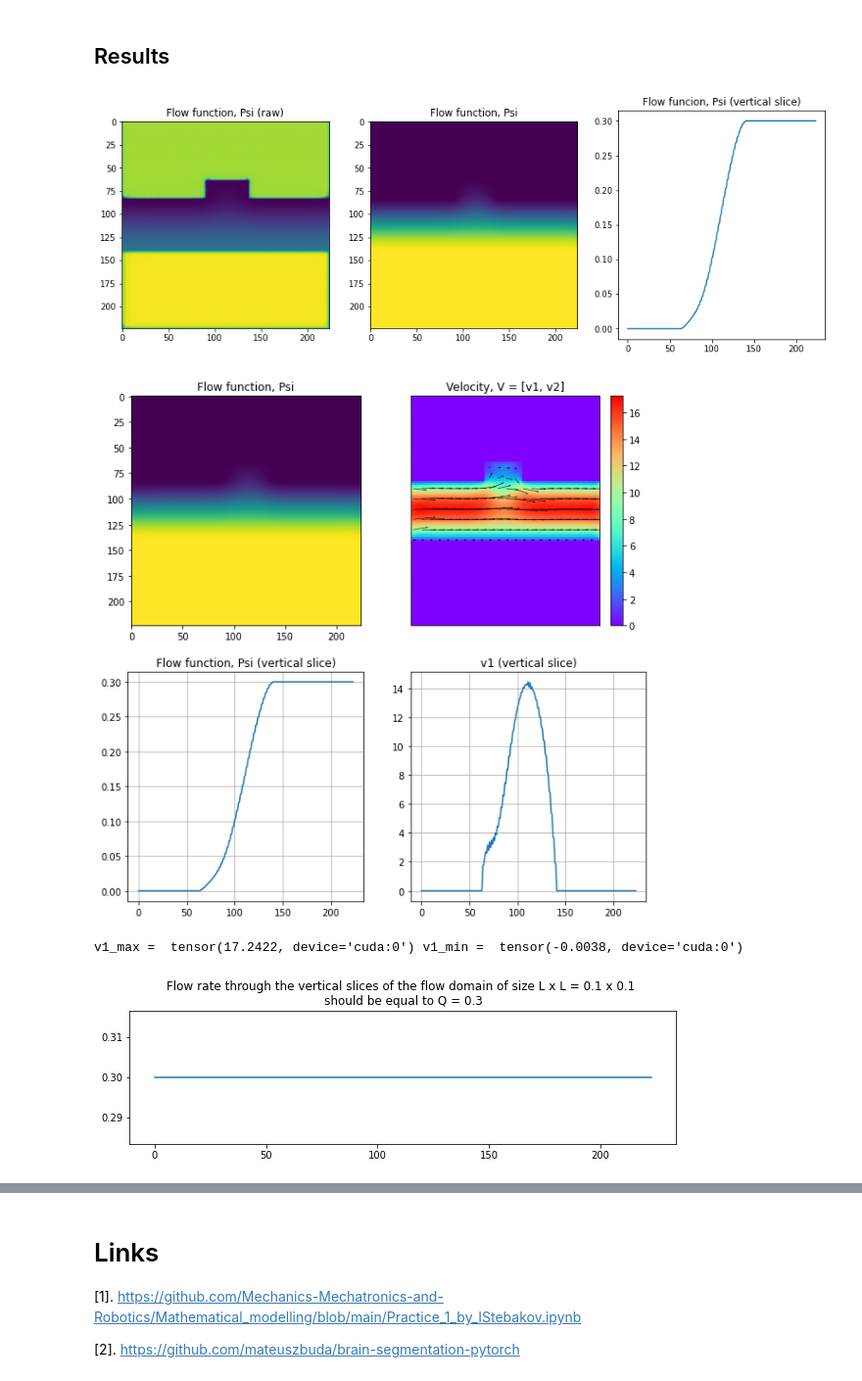
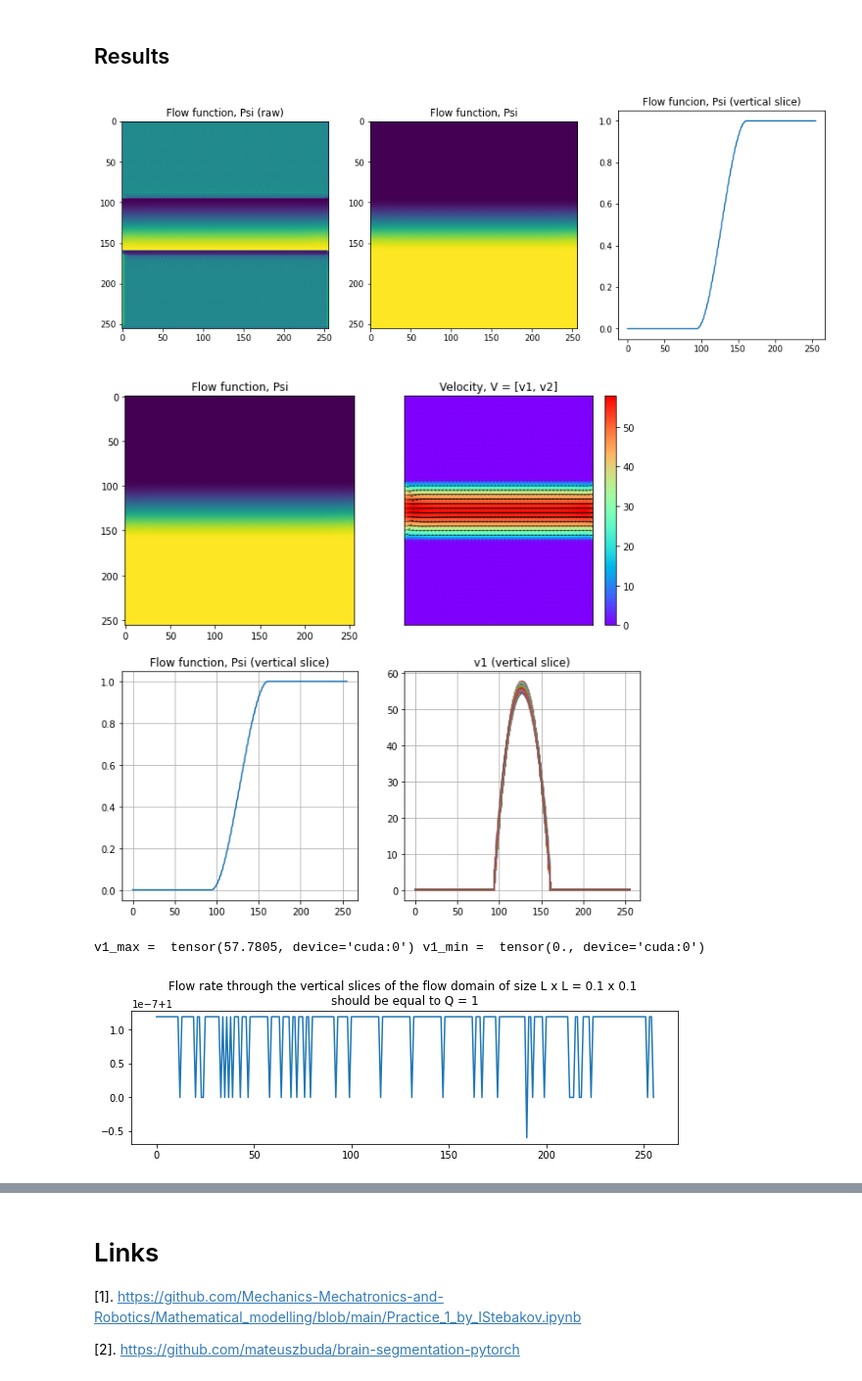
Before and after one commit to Mechanics-Mechatronics-and-Robotics/Physics-based-loss-and-machine-learning-approach-in-application-to-viscous-fluids-flow-modeling, a Jupyter notebook: Main.ipynb, the cells around one changed output, grey strips where cells are left out. Shown at 98% size. Drawn from its saved outputs; the diff is of its cells as text; code cells hidden in the pictures.

```diff
--- a/Main.ipynb
+++ b/Main.ipynb
@@ -46,10 +51,11 @@ from PIL import Image
 ## Constants
 # %%
 #Training
-SIZE = 224 # image size
-EPOCHS = 15000
+SIZE = 256 # image size
+EPOCHS = 20000
 NoOfFeatures = 32 #32
 WORK_DIR = '/root/Physics_based_loss'
+#SCALE_FACTOR = 1 # muliplier for the loss function
 DEVICE = torch.device("cuda" if torch.cuda.is_available() else "cpu")
 MODEL_NAME = "unet"
 EARLY_STOP_PATIENCE = EPOCHS*2/3
@@ -83,10 +89,15 @@ The fluid is Newtonian.
 The domain of size *'L x L'*  with flow channel is represented as an image of size *'SIZE x SIZE'*. $S_1$ is the upper wall with the green label [0 255 0]. $S_2$ and $S_4$ are outlet and inlet surfaces, respectivelly. $S_3$ is the lower wall with the blue label [0 0 255]. No-slip condition is applied on the walls. The flow rate is given and equal to $Q$.
 # %%
 #Image number from the imgList
-imgNo = 2
+imgNo = 3
+
+#read proporion from the title
+regex = re.compile(r'\d+')
+proportion = regex.findall(imgList[imgNo])
+
 # L x L flow domain
 L = 0.1
-h = (126-92)*L/126 # h is thickness of the gap between 2 parallel plates when 'Parallel plates.png' is under study
+h = L/4 # h is thickness of the gap between 2 parallel plates when 'Parallel plates.png' is under study
 
 # Normalized coordinates, finite diferences, limits and elementary surface area
 X1N = torch.linspace(0, 1, SIZE)
@@ -98,10 +109,12 @@ LIM2 = [0, L]
 ds = DX1N * DX2N * LIM1[1] * LIM2[1] # elementary surface area
 
 # Flow rate through the inlet (outlet) boundary, m^3/s
-Q = 0.3
+Q = 1
 
 # Koefficient of dynamic viscosity (viscosity), Pa*s
 MU = 1e-3
+# Density, kg/m**3
+RHO = 998
 # %% [markdown]
 ## Additional functions
 # %% [markdown]
@@ -751,7 +776,7 @@ class UNet(nn.Module):
             features * 2, features, kernel_size=2, stride=2
         )
         self.decoder1 = UNet._block(features * 2, features, name="dec1", use_bn=use_bn)
-
+        self.decoder0 = UNet._block(features, features, name="dec1", use_bn=use_bn)
         self.conv = nn.Conv2d(
             in_channels=features, out_channels=out_channels, kernel_size=1
         )
@@ -776,7 +801,8 @@ class UNet(nn.Module):
         dec1 = self.upconv1(dec2)
         dec1 = torch.cat((dec1, enc1), dim=1)
         dec1 = self.decoder1(dec1)
-        return torch.sigmoid(self.conv(dec1))
+        dec0 = self.decoder0(dec1)
+        return torch.sigmoid(self.conv(dec0))*Q
 
     @staticmethod
     def _block(in_channels, features, name, use_bn):
@@ -819,7 +845,7 @@ def power_loss(psi):
 
     int1EtaEta = torch.trapezoid(EtaEta)
     int2EtaEta = torch.trapezoid(int1EtaEta)
-    out = 0.5*MU*ds*int2EtaEta #doublelIntegral(0.5*mu*EtaEta,lim1,lim2) #loss
+    out = 0.5*MU*s*int2EtaEta #doublelIntegral(0.5*mu*EtaEta,lim1,lim2) #loss
 
     return out #0.5 * MU * s * EtaEta.mean()
 # %% [markdown]
@@ -835,7 +861,7 @@ s = DX1N * DX2N * LIM1[1] * LIM2[1]
 x = x.to(DEVICE)
 flowDomainMask = flowDomainMask.to(DEVICE)
 lowerWallMask = lowerWallMask.to(DEVICE)
-DX1N = DX2N.to(DEVICE)
+DX1N = DX1N.to(DEVICE)
 DX2N = DX2N.to(DEVICE)
 s = s.to(DEVICE)
 
@@ -928,30 +954,34 @@ Final loss: 2.748
 # %%
 #Output of the network: psi function of the flow
 
 psi_masked = (psi[0, 0, :, :].clone().detach() * flowDomainMask) + (lowerWallMask * Q)
+v1, v2 = velocityDistr(psi_masked, DX1N, DX2N, LIM1, LIM2)
+xi11ch, xi12ch, xi22ch, EtaEtach = TksiDistr(v1, v2, DX1N, DX2N, LIM1, LIM2)
+int1EtaEta = torch.trapezoid(EtaEtach)
+int2EtaEta = torch.trapezoid(int1EtaEta)
+outch = 0.5*MU*s*int2EtaEta
+
 
 #Visualization
 nr=1
 nc=3
 fig = plt.figure(figsize=(FIGSIZE*nc, FIGSIZE*nr))
 plt.subplot(nr,nc,1)
 plt.imshow(psi[0, 0, :, :].clone().detach().to('cpu'))
 plt.title('Flow function, Psi (raw)')
 
 plt.subplot(nr,nc,2)
 plt.imshow(psi_masked.to('cpu'))
 plt.title('Flow function, Psi')
 
 plt.subplot(nr,nc,3)
 plt.plot(psi_masked[:,sp].to('cpu'))
 plt.title('Flow funcion, Psi (vertical slice)')
 
 plt.show()
 # %% [output]
-[figure, old version]
+[figure, new version]
 # %%
-v1, v2 = velocityDistr(psi_masked, DX1N, DX2N, LIM1, LIM2)
-
 #Visualization
 nr=2
 nc=2
@@ -961,7 +991,8 @@ plt.imshow(psi_masked.to('cpu'))
 plt.title('Flow function, Psi')
 
 plt.subplot(nr,nc,2)
-vector_plot(np.meshgrid(-X1N,-X2N), [np.array(v1.cpu()),np.array(v2.cpu())],FIGSIZE, 'Velocity, V = [v1, v2]', vps)
+vector_plot(np.meshgrid(-X1N,-X2N), [np.array(v1.cpu()),np.array(v2.cpu())],FIGSIZE,
+            'Velocity, V = [v1, v2]', 5)
 plt.xticks([])
 plt.yticks([])
 
@@ -971,15 +1002,15 @@ plt.grid(True)
 plt.title('Flow function, Psi (vertical slice)')
 
 plt.subplot(nr,nc,4)
-plt.plot(v1[:,sp].cpu())
+plt.plot(v1.cpu())
 plt.grid(True)
 plt.title('v1 (vertical slice)')
 
 plt.show()
 print('v1_max = ', v1.max(), 'v1_min = ', v1.min())
 # %% [output]
-[figure, old version]
+[figure, new version]
-v1_max =  tensor(17.2422, device='cuda:0') v1_min =  tensor(-0.0038, device='cuda:0')
+v1_max =  tensor(57.7805, device='cuda:0') v1_min =  tensor(0., device='cuda:0')
 # %%
 # Check the flow rate
 Qch = torch.trapezoid(v1.t()) * DX1N * L
@@ -989,7 +1020,7 @@ plt.plot(Qch.cpu())
 plt.title(f'Flow rate through the vertical slices of the flow domain of size L x L = {L} x {L} \nshould be equal to Q = {Q}')
 plt.show()
 # %% [output]
-[figure, old version]
+[figure, new version]
 # %%
 print('Q = ', Qch.mean().cpu().item(), '; Loss = ', power_loss(psi).cpu().item())
 # %% [output]
```
Also changed, not shown: parts of 19 cells of this notebook.
